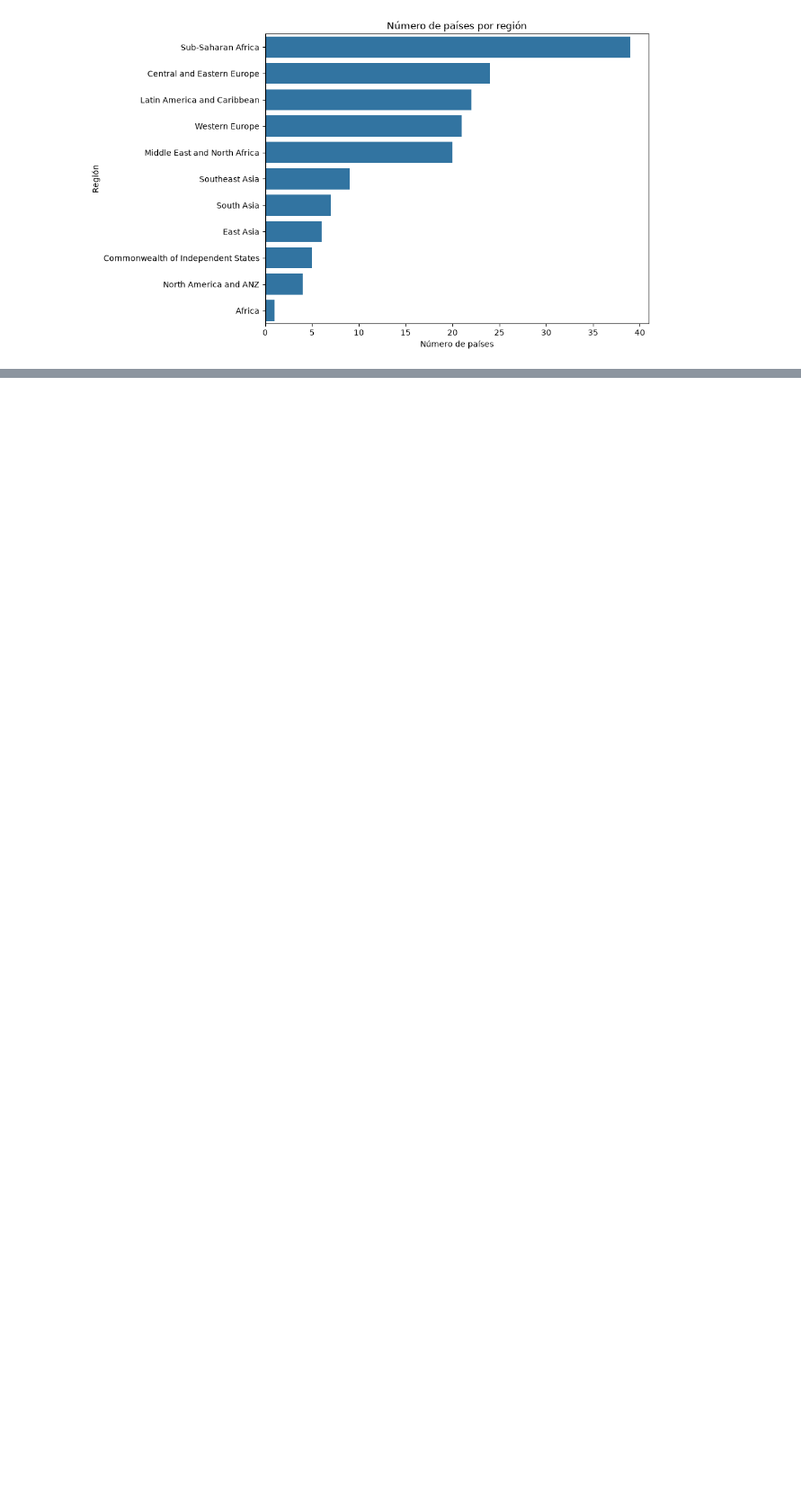
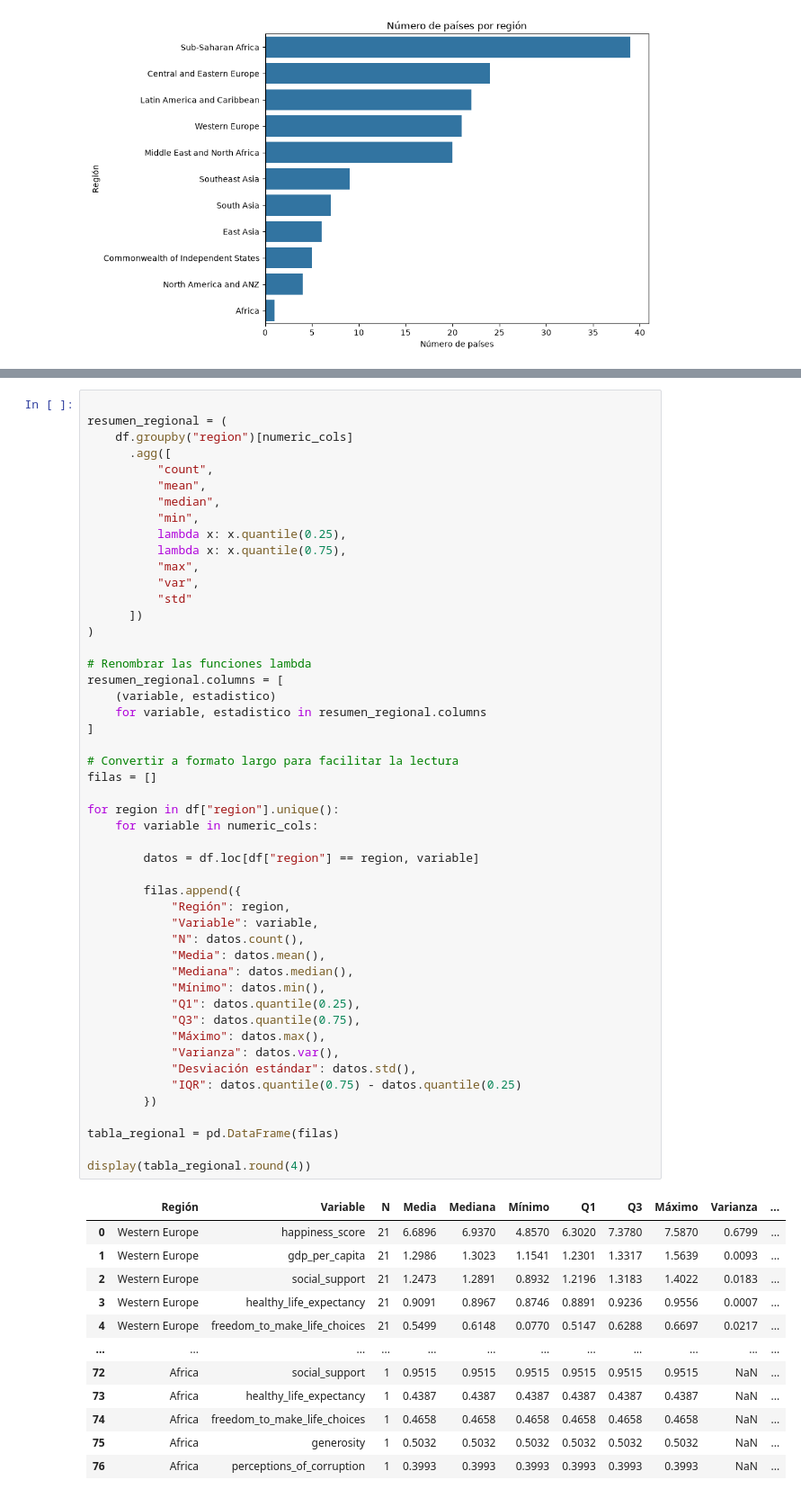
Before and after one commit to Edgarong17/Tareas_Omar, a Jupyter notebook: analisis_descriptivo/hapiness_report_analisis_descriptivo.ipynb, the cells around one changed output, grey strips where cells are left out. Shown at 90% size. Drawn from its saved outputs; the diff is of its cells as text; blank space fills up the shorter version.

```diff
--- a/analisis_descriptivo/hapiness_report_analisis_descriptivo.ipynb
+++ b/analisis_descriptivo/hapiness_report_analisis_descriptivo.ipynb
@@ -1342,0 +1343,62 @@ medidas muestrales como la varianza o la desviación estándar.
+# %%
+
+resumen_regional = (
+    df.groupby("region")[numeric_cols]
+      .agg([
+          "count",
+          "mean",
+          "median",
+          "min",
+          lambda x: x.quantile(0.25),
+          lambda x: x.quantile(0.75),
+          "max",
+          "var",
+          "std"
+      ])
+)
+
+# Renombrar las funciones lambda
+resumen_regional.columns = [
+    (variable, estadistico)
+    for variable, estadistico in resumen_regional.columns
+]
+
+# Convertir a formato largo para facilitar la lectura
+filas = []
+
+for region in df["region"].unique():
+    for variable in numeric_cols:
+
+        datos = df.loc[df["region"] == region, variable]
+
+        filas.append({
+            "Región": region,
+            "Variable": variable,
+            "N": datos.count(),
+            "Media": datos.mean(),
+            "Mediana": datos.median(),
+            "Mínimo": datos.min(),
+            "Q1": datos.quantile(0.25),
+            "Q3": datos.quantile(0.75),
+            "Máximo": datos.max(),
+            "Varianza": datos.var(),
+            "Desviación estándar": datos.std(),
+            "IQR": datos.quantile(0.75) - datos.quantile(0.25)
+        })
+
+tabla_regional = pd.DataFrame(filas)
+
+display(tabla_regional.round(4))
+# %% [output]
+|  | Región | Variable | N | Media | Mediana | Mínimo | Q1 | Q3 | Máximo | Varianza | ... |
+| 0 | Western Europe | happiness_score | 21 | 6.6896 | 6.9370 | 4.8570 | 6.3020 | 7.3780 | 7.5870 | 0.6799 | ... |
+| 1 | Western Europe | gdp_per_capita | 21 | 1.2986 | 1.3023 | 1.1541 | 1.2301 | 1.3317 | 1.5639 | 0.0093 | ... |
+| 2 | Western Europe | social_support | 21 | 1.2473 | 1.2891 | 0.8932 | 1.2196 | 1.3183 | 1.4022 | 0.0183 | ... |
+| 3 | Western Europe | healthy_life_expectancy | 21 | 0.9091 | 0.8967 | 0.8746 | 0.8891 | 0.9236 | 0.9556 | 0.0007 | ... |
+| 4 | Western Europe | freedom_to_make_life_choices | 21 | 0.5499 | 0.6148 | 0.0770 | 0.5147 | 0.6288 | 0.6697 | 0.0217 | ... |
+| ... | ... | ... | ... | ... | ... | ... | ... | ... | ... | ... | ... |
+| 72 | Africa | social_support | 1 | 0.9515 | 0.9515 | 0.9515 | 0.9515 | 0.9515 | 0.9515 | NaN | ... |
+| 73 | Africa | healthy_life_expectancy | 1 | 0.4387 | 0.4387 | 0.4387 | 0.4387 | 0.4387 | 0.4387 | NaN | ... |
+| 74 | Africa | freedom_to_make_life_choices | 1 | 0.4658 | 0.4658 | 0.4658 | 0.4658 | 0.4658 | 0.4658 | NaN | ... |
+| 75 | Africa | generosity | 1 | 0.5032 | 0.5032 | 0.5032 | 0.5032 | 0.5032 | 0.5032 | NaN | ... |
+| 76 | Africa | perceptions_of_corruption | 1 | 0.3993 | 0.3993 | 0.3993 | 0.3993 | 0.3993 | 0.3993 | NaN | ... |
```
Also changed, not shown: parts of 15 cells of this notebook.
